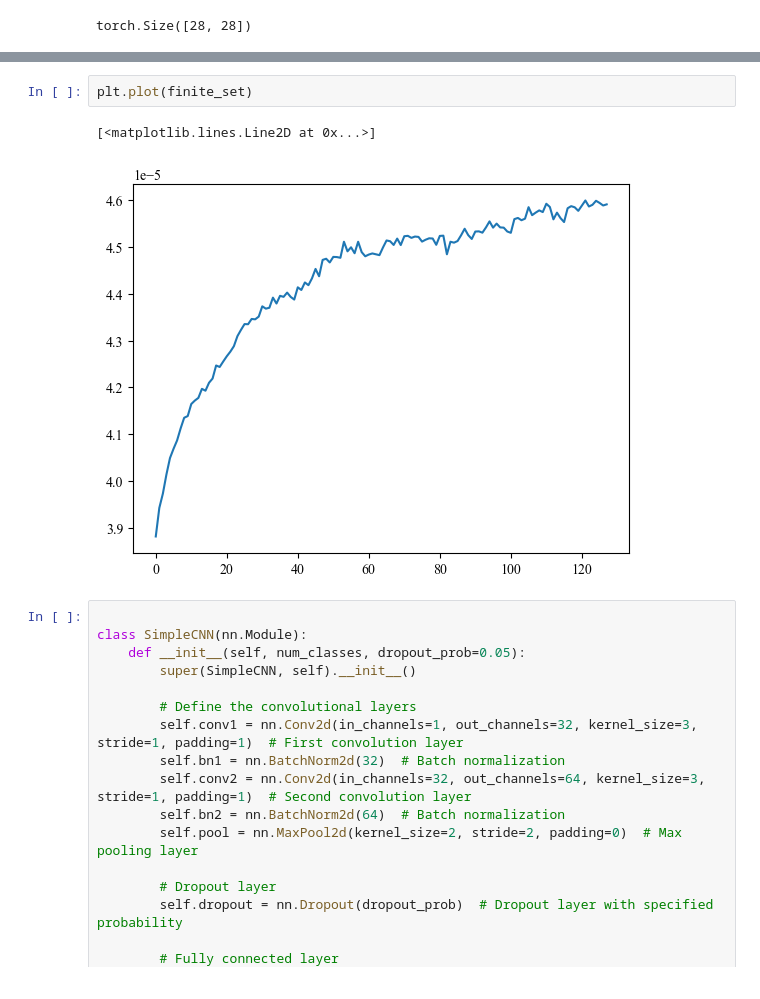
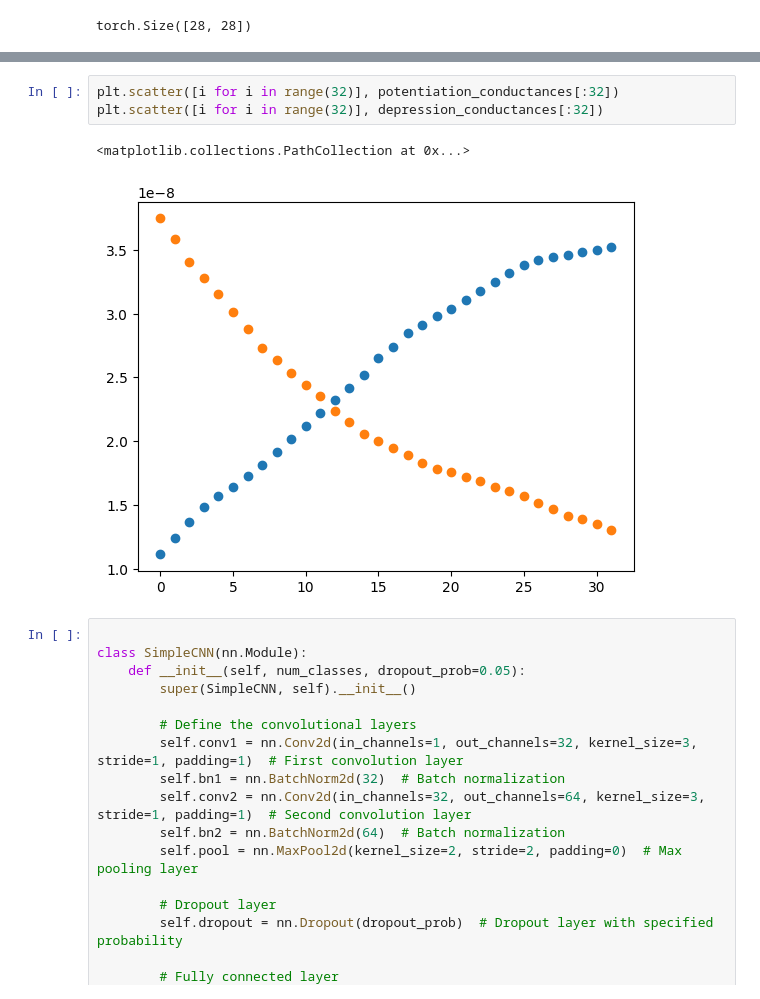
Before and after one commit to adithyasai20/hardware-aware-training-of-neural-networks, a Jupyter notebook: mnist_training.ipynb, the cells around one changed output, grey strips where cells are left out. Drawn from its saved outputs; the diff is of its cells as text.

```diff
--- a/mnist_training.ipynb
+++ b/mnist_training.ipynb
@@ -95,8 +117,9 @@ finite_set = load_data(*potentiation_datasets.get(data_choice, (None, None, None
-# %%
-plt.plot(finite_set)
-# %% [output]
-[<matplotlib.lines.Line2D at 0x...>]
-[figure, removed]
+# %%
+plt.scatter([i for i in range(32)], potentiation_conductances[:32])
+plt.scatter([i for i in range(32)], depression_conductances[:32])
+# %% [output]
+<matplotlib.collections.PathCollection at 0x...>
+[figure, added]
 # %%
 
 class SimpleCNN(nn.Module):
```
Also changed, not shown: parts of 9 cells of this notebook, 3 other files.
